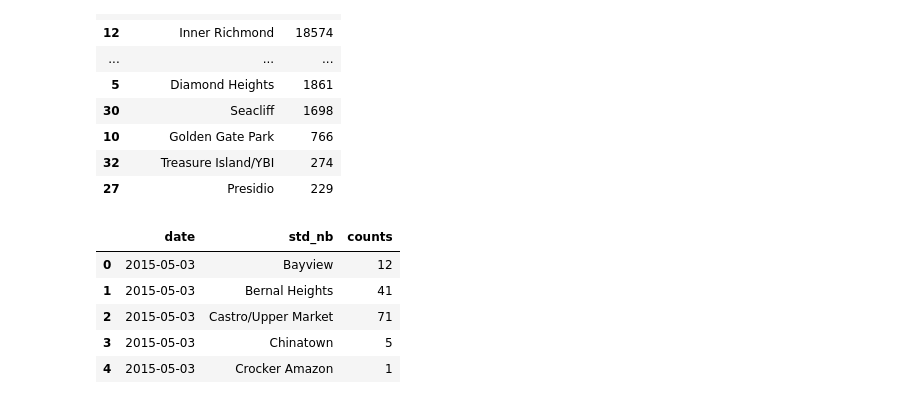
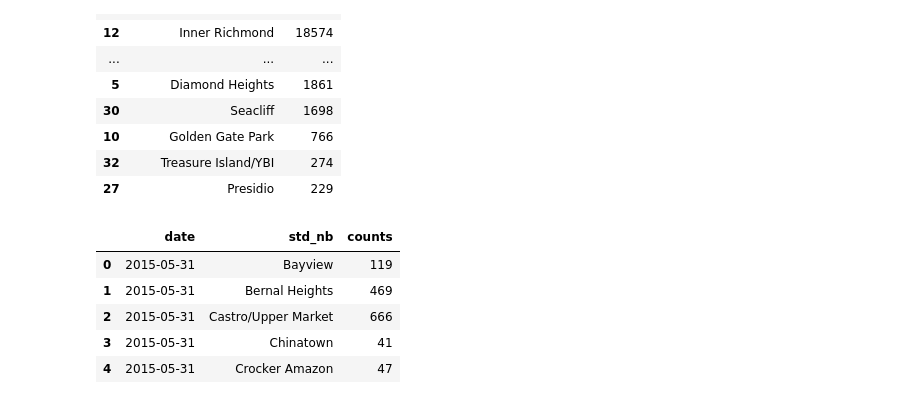
Before and after one commit to karensheng/Airbnb_Regulation, a Jupyter notebook: src/Reviews Data_EDA.ipynb, the cells around one changed output. Drawn from its saved outputs; the diff is of its cells as text; code cells hidden in the pictures.

```diff
--- a/src/Reviews Data_EDA.ipynb
+++ b/src/Reviews Data_EDA.ipynb
@@ -404,15 +404,15 @@ reviews_sub.groupby('std_nb').size().reset_index(name='counts').sort_values(by='
 | 32 | Treasure Island/YBI | 274 |
 | 27 | Presidio | 229 |
 # %%
-grouper = reviews_sub.groupby([pd.Grouper(freq='1W'), 'std_nb'])
+grouper = reviews_sub.groupby([pd.Grouper(freq='1M'), 'std_nb'])
 demand_loc = grouper.size().reset_index(name = 'counts')
 
 demand_loc.head()
 # %% [output]
 |  | date | std_nb | counts |
-| 0 | 2015-05-03 | Bayview | 12 |
-| 1 | 2015-05-03 | Bernal Heights | 41 |
-| 2 | 2015-05-03 | Castro/Upper Market | 71 |
-| 3 | 2015-05-03 | Chinatown | 5 |
-| 4 | 2015-05-03 | Crocker Amazon | 1 |
+| 0 | 2015-05-31 | Bayview | 119 |
+| 1 | 2015-05-31 | Bernal Heights | 469 |
+| 2 | 2015-05-31 | Castro/Upper Market | 666 |
+| 3 | 2015-05-31 | Chinatown | 41 |
+| 4 | 2015-05-31 | Crocker Amazon | 47 |
 # %%
```
Also changed, not shown: parts of 1 cell of this notebook.
